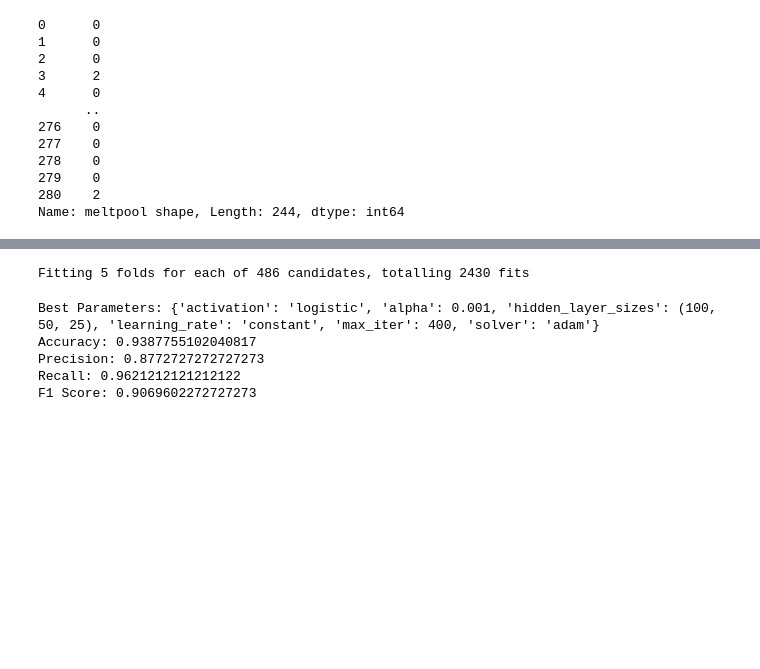
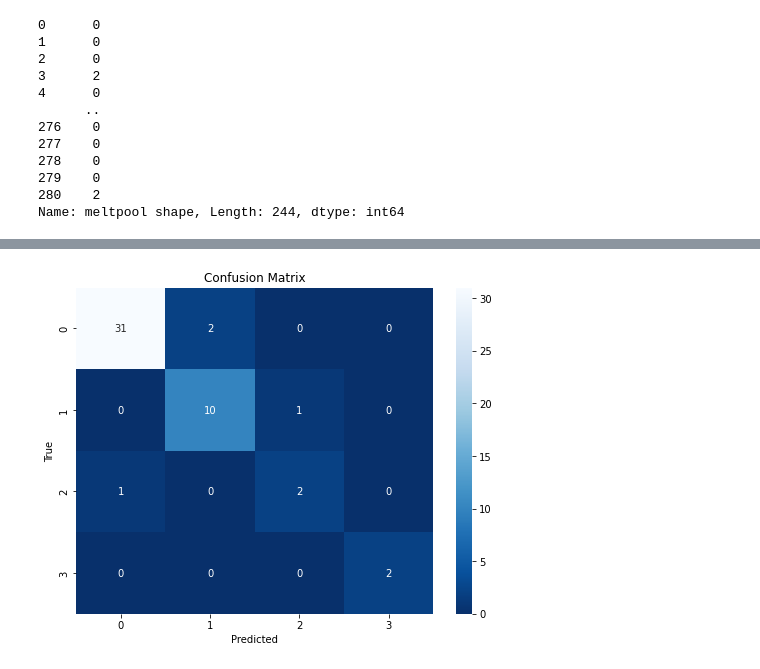
Before and after one commit to MDIMAM132202006/MTech-Project-Code, a Jupyter notebook: classification.ipynb, the cells around one changed output, grey strips where cells are left out. Drawn from its saved outputs; the diff is of its cells as text; code cells hidden in the pictures; blank space fills up the shorter version.

```diff
--- a/classification.ipynb
+++ b/classification.ipynb
@@ -19,7 +17,7 @@ import pandas as pd
 import matplotlib.pyplot as plt
 
 # Load your dataset
-df = pd.read_excel('balling and roughness (2).xlsx', sheet_name = 'Sheet3')
+df = pd.read_excel('balling and roughness.xlsx', sheet_name = 'Sheet3')
 df
 # %% [output]
 |  | Power | Velocity | layer thickness | beam D | depth of meltpool | width of melt pool | ... |
@@ -38,7 +36,7 @@ df
 # %%
 # Assuming df is your DataFrame
 columns_to_delete = ['ref','depth/thickness','length/width','width/depth', 'density kg/m^3','conductivity w/m.k','specific heat J/kg.k',
-                     'surface temperature T_s , K', 'surface tension, N/m','Peak temp. , K','recoil pressure , pa', 'Unnamed: 20','spatter' ,'p','pi']  # List of columns to delete
+                     'surface temperature T_s , K', 'surface tension, N/m','Peak temp. , K','recoil pressure , pa', 'Unnamed: 20','spatter' ,'p','pi','Unnamed: 27']  # List of columns to delete
 
 
 
@@ -272,7 +274,7 @@ import numpy as np
 # Assuming 'X' contains features and 'y_width' contains the target variable 'width of melt pool'
 
 # Split the dataset into features (X) and the target variable (y_width)
-X = filtered_df_cleaned.drop(columns=['depth of meltpool', 'width of melt pool', 'length of melt pool','meltpool shape','m','spatter.1','effective power'])  # Features excluding the target variable
+X = filtered_df_cleaned.drop(columns=['depth of meltpool', 'width of melt pool', 'length of melt pool','meltpool shape'])  # Features excluding the target variable
 y = filtered_df_cleaned['meltpool shape']  # Target variable
 # %%
 X
@@ -889,54 +369,18 @@ F1 Score: 0.6815200617283951
-# %%
-from sklearn.neural_network import MLPClassifier
-from sklearn.model_selection import GridSearchCV, train_test_split
-from sklearn.metrics import accuracy_score, precision_score, recall_score, f1_score
-
-# Split the dataset into training and testing sets
-X_train, X_test, y_train, y_test = train_test_split(X, y, test_size=0.2, random_state=42)
-
-# Define the Neural Network classifier
-nn_classifier = MLPClassifier()
-
-# Define the hyperparameters grid for tuning
-param_grid = {
-    'hidden_layer_sizes': [(100,), (50, 50), (100, 50, 25)],  # Size of hidden layers
-    'activation': ['logistic', 'tanh', 'relu'],               # Activation function for the hidden layer
-    'solver': ['sgd', 'adam'],                                # Solver for weight optimization
-    'alpha': [0.0001, 0.001, 0.01],                           # L2 penalty (regularization term)
-    'learning_rate': ['constant', 'invscaling', 'adaptive'],  # Learning rate schedule
-    'max_iter': [200, 300, 400]                               # Maximum number of iterations
-}
-
-# Perform GridSearchCV for hyperparameter tuning
-grid_search = GridSearchCV(estimator=nn_classifier, param_grid=param_grid, cv=5, scoring='accuracy', verbose=1, n_jobs=-1)
-grid_search.fit(X_train, y_train)
-
-# Get the best hyperparameters
-best_params = grid_search.best_params_
-
-# Train the Neural Network classifier with the best hyperparameters
-best_nn_classifier = MLPClassifier(**best_params)
-best_nn_classifier.fit(X_train, y_train)
-
-# Predictions on the test set
-y_pred = best_nn_classifier.predict(X_test)
-
-# Calculate evaluation metrics
-accuracy = accuracy_score(y_test, y_pred)
-precision = precision_score(y_test, y_pred, average='macro')
-recall = recall_score(y_test, y_pred, average='macro')
-f1 = f1_score(y_test, y_pred, average='macro')
-
-# Print evaluation metrics and best parameters
-print("Best Parameters:", best_params)
-print("Accuracy:", accuracy)
-print("Precision:", precision)
-print("Recall:", recall)
-print("F1 Score:", f1)
-# %% [output]
-Fitting 5 folds for each of 486 candidates, totalling 2430 fits
-Best Parameters: {'activation': 'logistic', 'alpha': 0.001, 'hidden_layer_sizes': (100, 50, 25), 'learning_rate': 'constant', 'max_iter': 400, 'solver': 'adam'}
-Accuracy: 0.9387755102040817
-Precision: 0.8772727272727273
-Recall: 0.9621212121212122
-F1 Score: 0.9069602272727273
+# %%
+from sklearn.metrics import confusion_matrix
+import seaborn as sns
+import matplotlib.pyplot as plt
+
+# Compute confusion matrix
+cm = confusion_matrix(y_test, y_pred)
+
+# Plot confusion matrix with dark color scheme
+plt.figure(figsize=(8, 6))
+sns.heatmap(cm, annot=True, fmt='d', cmap='Blues_r', xticklabels=np.unique(y), yticklabels=np.unique(y))
+plt.xlabel('Predicted')
+plt.ylabel('True')
+plt.title('Confusion Matrix')
+plt.savefig('confusion_matrix(4).png', dpi=1600)  # Save the figure with high quality
+plt.show()
+# %% [output]
+[figure, added]
```
Also changed, not shown: parts of 26 cells of this notebook, 11 other files.
